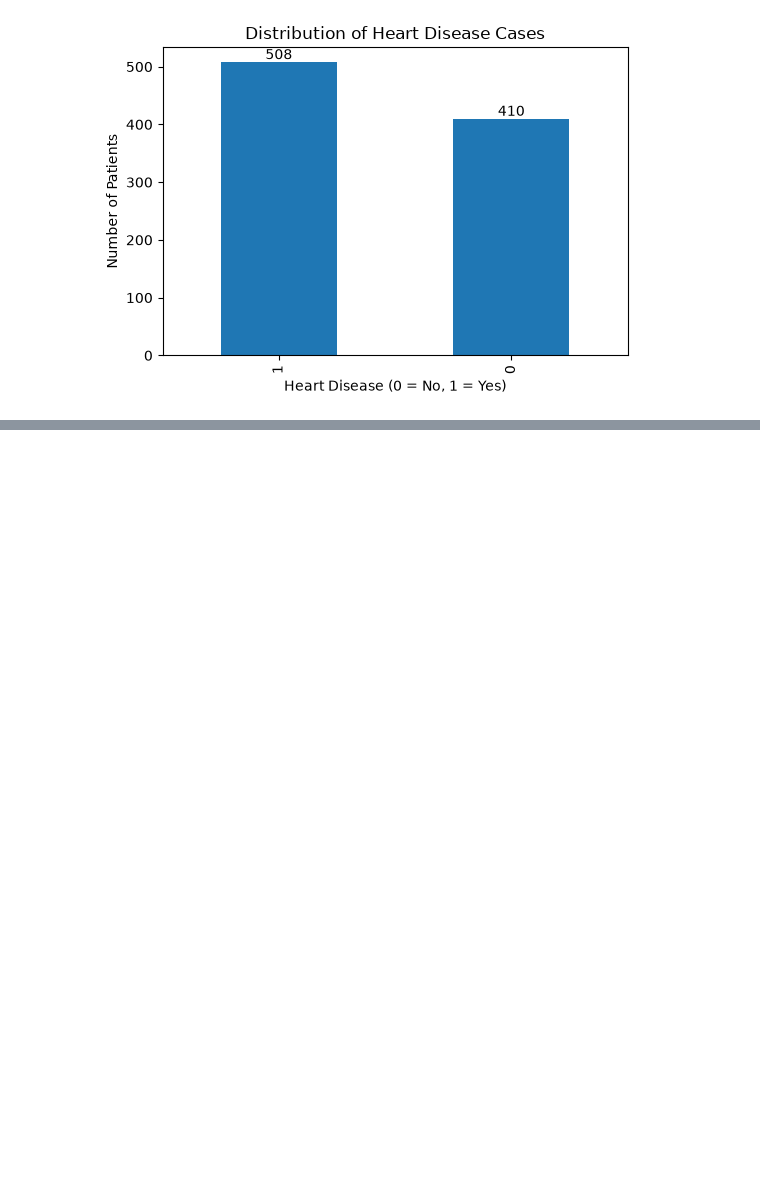
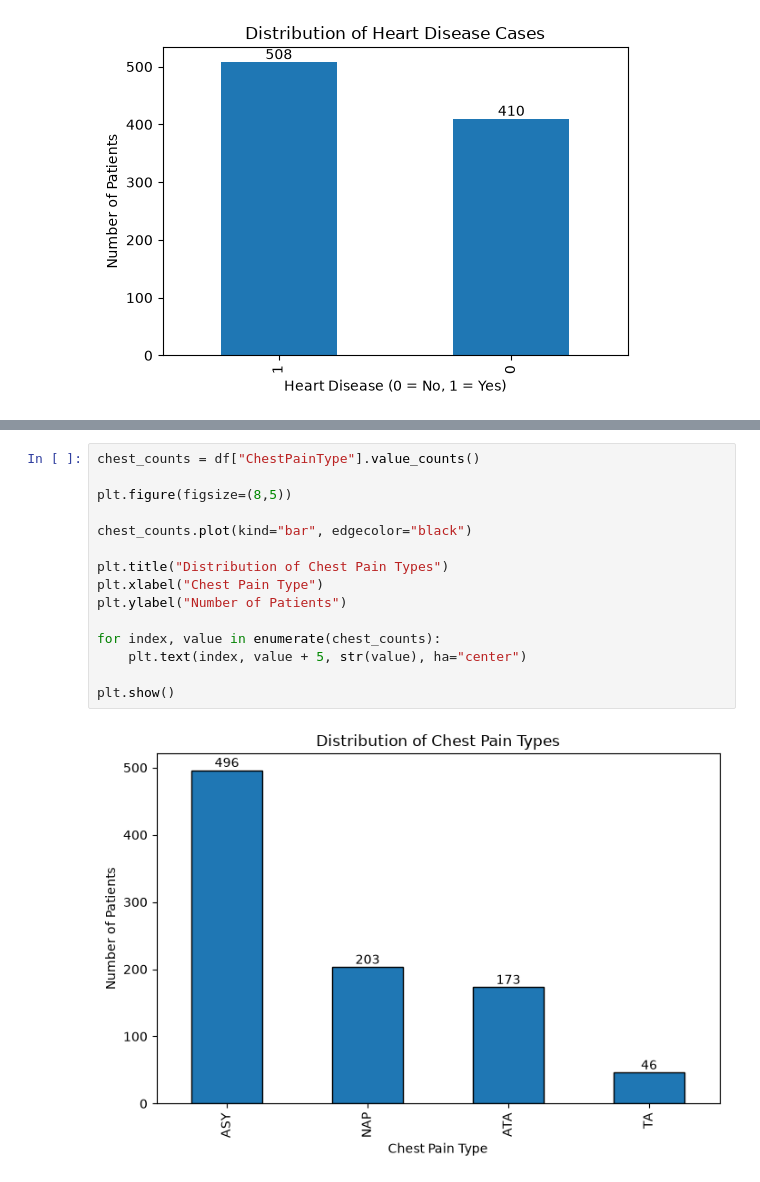
Before and after one commit to CyberFemi-x/HeartDiseasePrediction, a Jupyter notebook: notebooks/Heart_Disease_EDA.ipynb, the cells around one changed output, grey strips where cells are left out. Saved outputs shown, nothing was run; the diff lists cells and outputs as text; blank space fills up the shorter version.

```diff
--- a/notebooks/Heart_Disease_EDA.ipynb
+++ b/notebooks/Heart_Disease_EDA.ipynb
@@ -136,0 +196,17 @@ plt.show()
+# %%
+chest_counts = df["ChestPainType"].value_counts()
+
+plt.figure(figsize=(8,5))
+
+chest_counts.plot(kind="bar", edgecolor="black")
+
+plt.title("Distribution of Chest Pain Types")
+plt.xlabel("Chest Pain Type")
+plt.ylabel("Number of Patients")
+
+for index, value in enumerate(chest_counts):
+    plt.text(index, value + 5, str(value), ha="center")
+
+plt.show()
+# %% [output]
+[figure, added]
```
Also changed, not shown: parts of 23 cells of this notebook.
